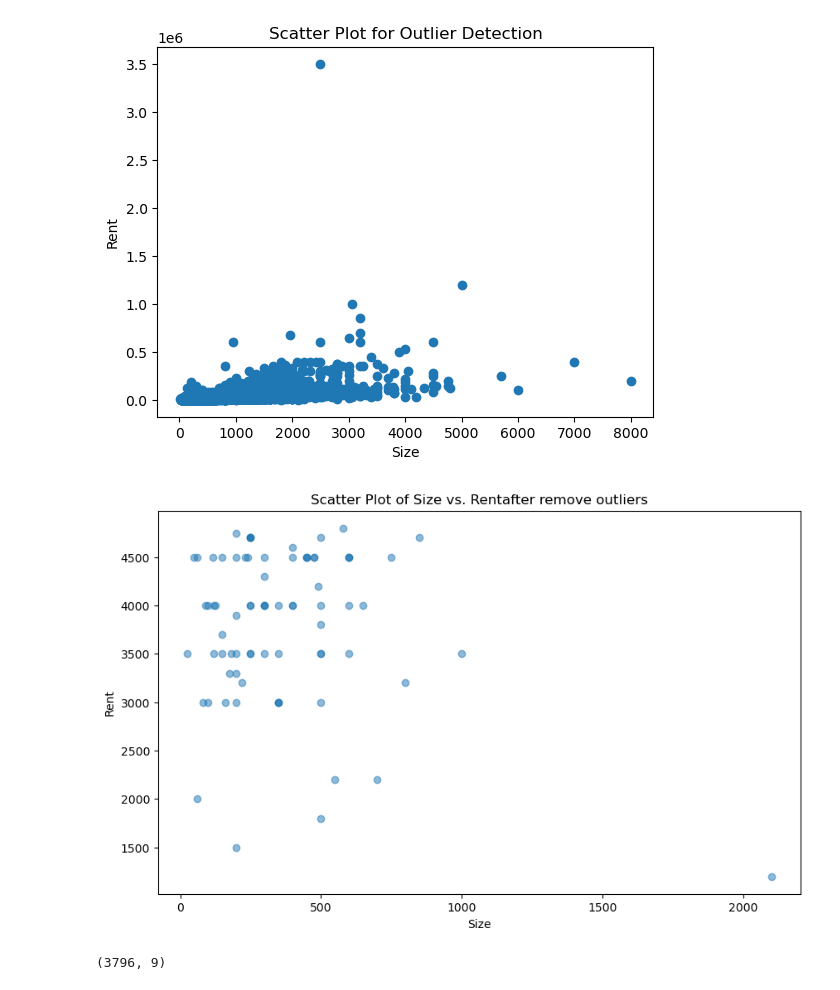
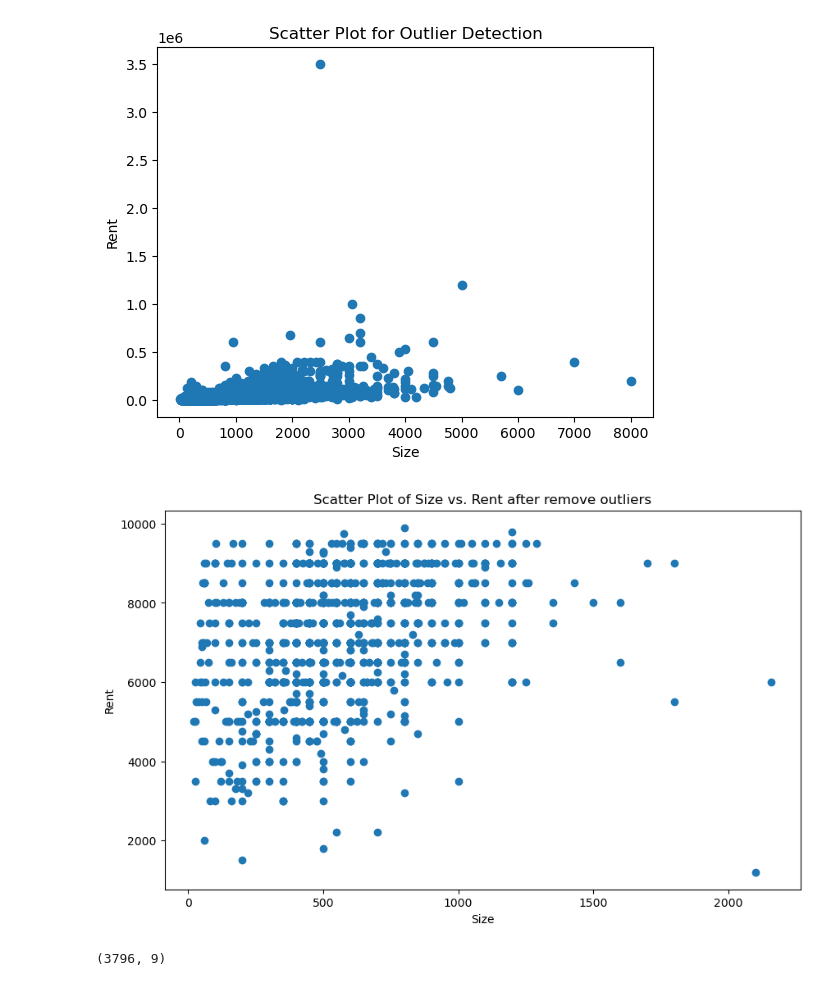
Before and after one commit to eg204212/RentalHousePrediction, a Jupyter notebook: EE5253MachineLearning/RentalHousePrediction_Group23.ipynb, the cells around one changed output. Cells and saved outputs as stored; diff of their text form; code cells hidden in the pictures.

```diff
--- a/EE5253MachineLearning/RentalHousePrediction_Group23.ipynb
+++ b/EE5253MachineLearning/RentalHousePrediction_Group23.ipynb
@@ -138,18 +138,18 @@ plt.show()
 [figure]
 # %%
 # Remove the outliers
-threshold = 5000
+threshold = 10000
 data_no_outliers = data[data['Rent'] < threshold]
 # %%
 # Scatter plotter after removing outliers
 plt.figure(figsize=(10, 6))
-plt.scatter(data_no_outliers['Size'], data_no_outliers['Rent'], alpha=0.5)
-plt.title('Scatter Plot of Size vs. Rentafter remove outliers')
+plt.scatter(data_no_outliers['Size'], data_no_outliers['Rent'], alpha=1)
+plt.title('Scatter Plot of Size vs. Rent after remove outliers')
 plt.xlabel('Size')
 plt.ylabel('Rent')
 plt.show()
 # %% [output]
-[figure, old version]
+[figure, new version]
 # %%
 x = data.drop(columns ='Rent',axis =1)
 y = data['Rent']
```
Also changed, not shown: parts of 7 cells of this notebook.
